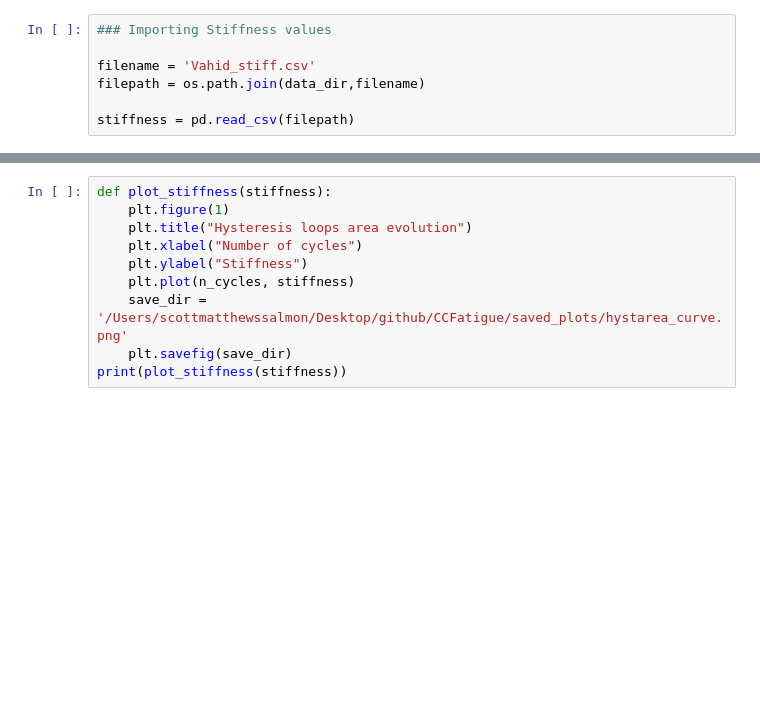
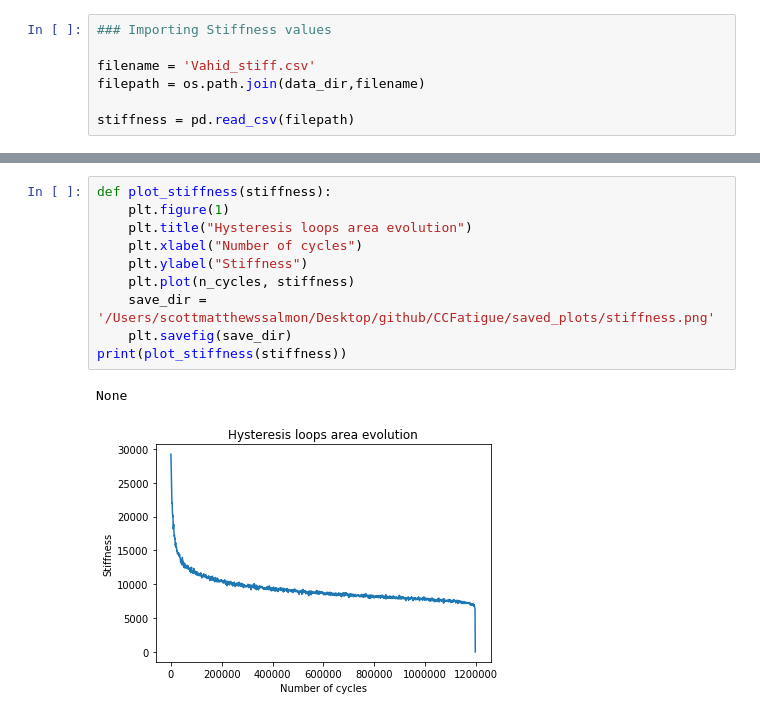
Before and after one commit to EPFL-ENAC/CCFatiguePlatform, a Jupyter notebook: Plots/Plotting.ipynb, the cells around one changed output, grey strips where cells are left out. Saved outputs shown, nothing was run; the diff lists cells and outputs as text; blank space fills up the shorter version.

Commit message:
all plots for hysteresis area / stiffness evolution

```diff
--- a/Plots/Plotting.ipynb
+++ b/Plots/Plotting.ipynb
@@ -114,12 +123,15 @@ print(plot_hysteresis_area(hystarea))
 # %%
 def plot_stiffness(stiffness):
     plt.figure(1)
     plt.title("Hysteresis loops area evolution")
     plt.xlabel("Number of cycles")
     plt.ylabel("Stiffness")
     plt.plot(n_cycles, stiffness)
-    save_dir = '/Users/scottmatthewssalmon/Desktop/github/CCFatigue/saved_plots/hystarea_curve.png'
+    save_dir = '/Users/scottmatthewssalmon/Desktop/github/CCFatigue/saved_plots/stiffness.png'
     plt.savefig(save_dir)
 print(plot_stiffness(stiffness))
+# %% [output]
+None
+[figure, added]
 # %%
 print(len(stiffness))
```
Also changed, not shown: parts of 4 cells of this notebook, 3 other files.
